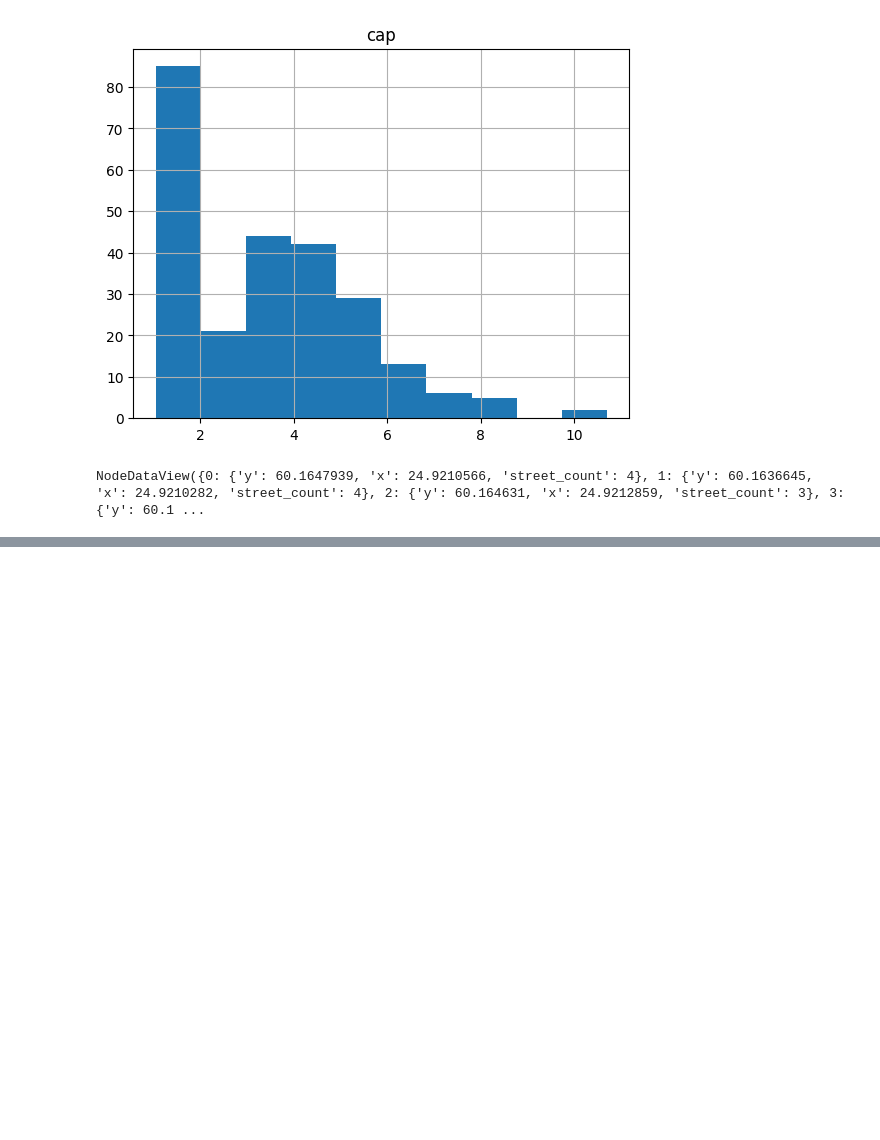
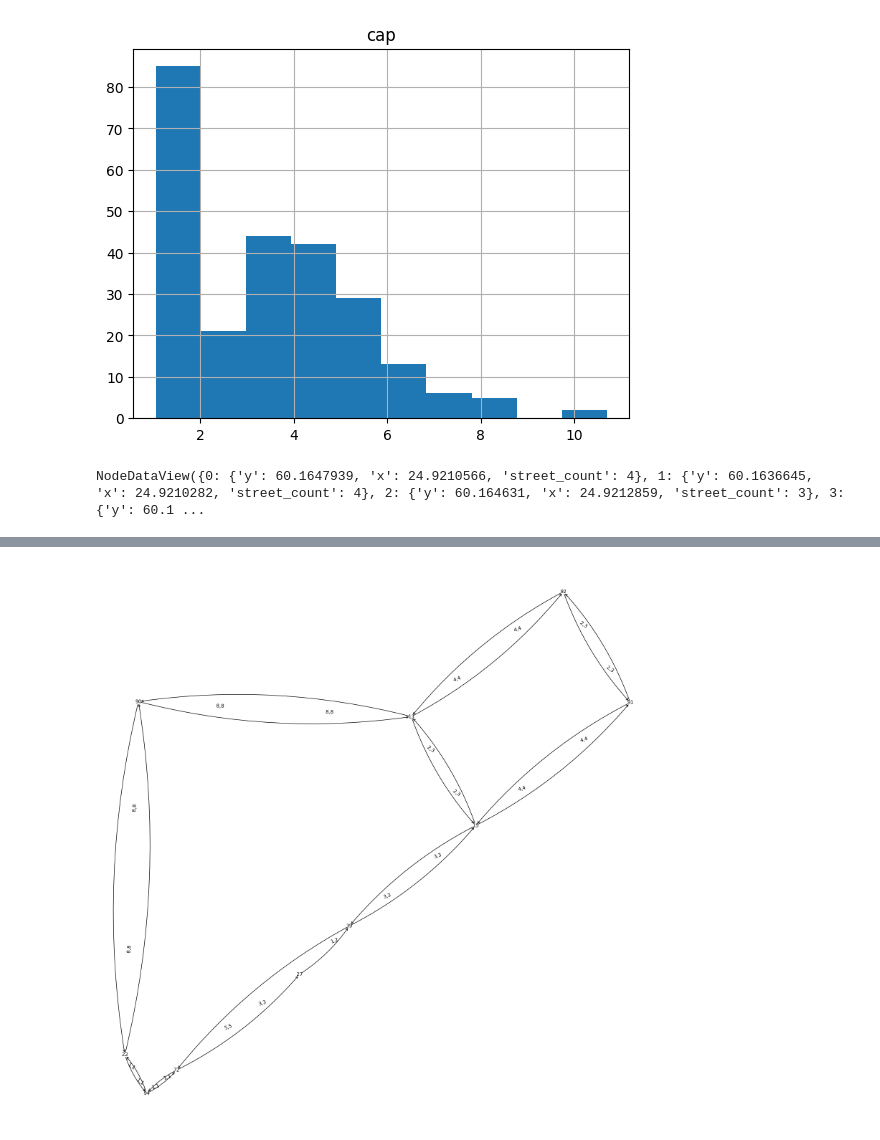
Before and after one commit to elgroselj/distributing_traffic, a Jupyter notebook: dai/helsinki.ipynb, the cells around one changed output, grey strips where cells are left out. Drawn from its saved outputs; the diff is of its cells as text; code cells hidden in the pictures; blank space fills up the shorter version.

```diff
--- a/dai/helsinki.ipynb
+++ b/dai/helsinki.ipynb
@@ -119,0 +123,6 @@ AttributeError: module 'networkx' has no attribute 'write_dot'
+# %%
+
+subgraph = graph.subgraph([92,91,15,13,39,27,72,94,22,90])
+hf.plot_multigraph(subgraph, with_labels=True, font_size=10)
+# %% [output]
+[figure, added]
```
Also changed, not shown: parts of 12 cells of this notebook, 3 other files.
